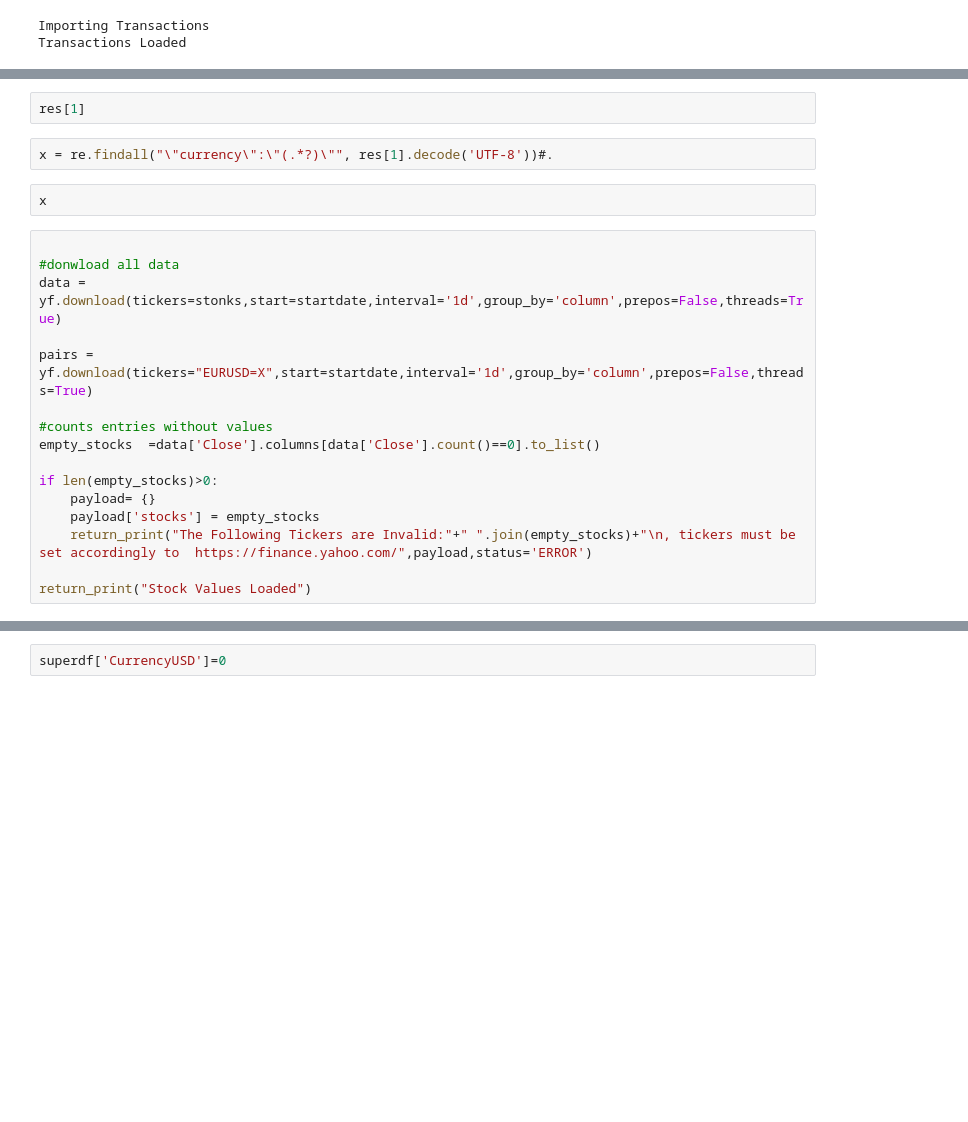
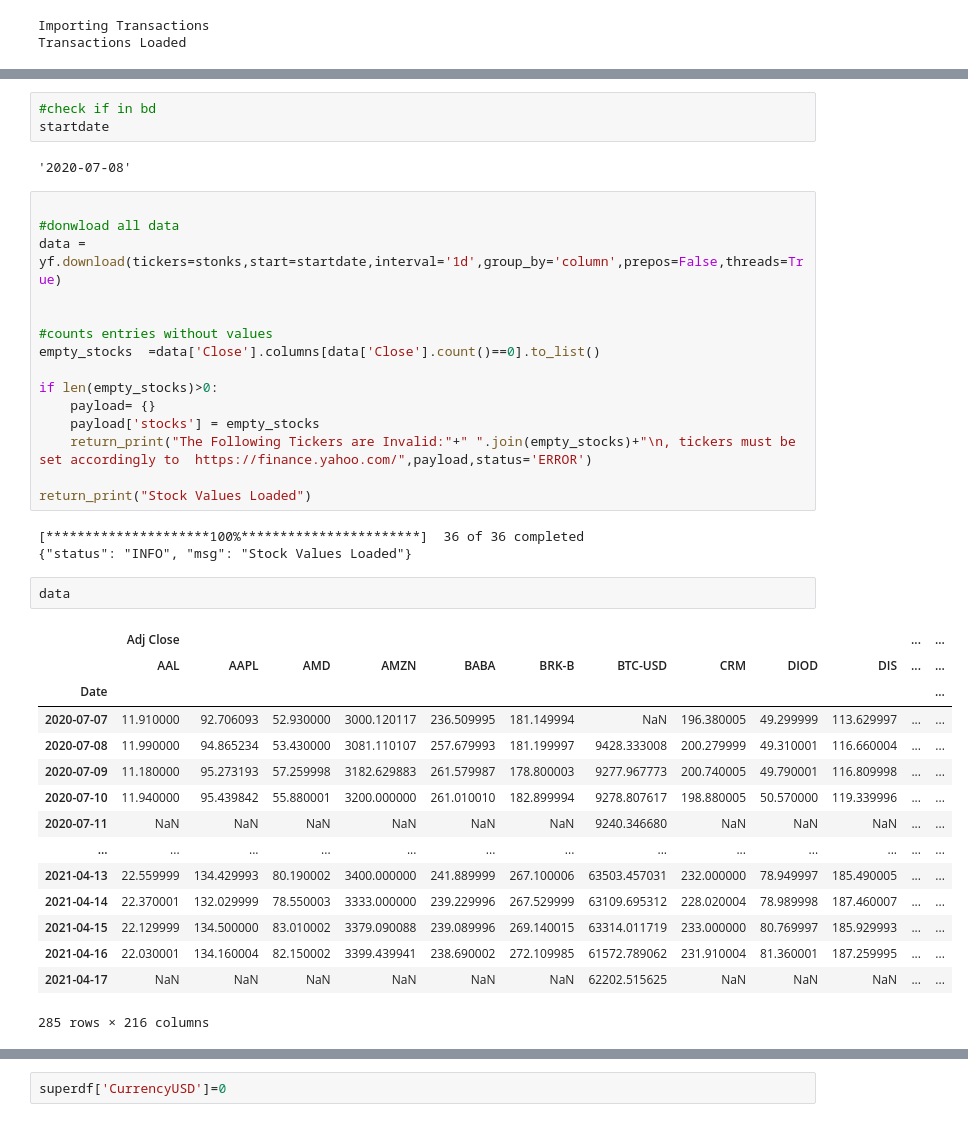
Before and after one commit to DonHaul/StonkMon, a Jupyter notebook: Notebooks/PortfolioMon.ipynb, the cells around one changed output, grey strips where cells are left out. Cells and saved outputs as stored; diff of their text form; blank space fills up the shorter version.

```diff
--- a/Notebooks/PortfolioMon.ipynb
+++ b/Notebooks/PortfolioMon.ipynb
@@ -276,15 +203,13 @@ res = defs.FetchTickerInfo3("TPOP.L")
-# %%
-res[1]
-# %%
-x = re.findall("\"currency\":\"(.*?)\"", res[1].decode('UTF-8'))#.
-# %%
-x
+# %%
+#check if in bd
+startdate
+# %% [output]
+'2020-07-08'
 # %%
 
 #donwload all data
 data = yf.download(tickers=stonks,start=startdate,interval='1d',group_by='column',prepos=False,threads=True)
 
-pairs = yf.download(tickers="EURUSD=X",start=startdate,interval='1d',group_by='column',prepos=False,threads=True)
 
 #counts entries without values
 empty_stocks  =data['Close'].columns[data['Close'].count()==0].to_list()
@@ -295,3 +220,24 @@ if len(empty_stocks)>0:
     return_print("The Following Tickers are Invalid:"+" ".join(empty_stocks)+"\n, tickers must be set accordingly to  https://finance.yahoo.com/",payload,status='ERROR')
 
 return_print("Stock Values Loaded")
+# %% [output]
+[*********************100%***********************]  36 of 36 completed
+{"status": "INFO", "msg": "Stock Values Loaded"}
+# %%
+data
+# %% [output]
+|  | Adj Close |  |  |  |  |  |  |  |  |  | ... | ... |
+|  | AAL | AAPL | AMD | AMZN | BABA | BRK-B | BTC-USD | CRM | DIOD | DIS | ... | ... |
+| Date |  |  |  |  |  |  |  |  |  |  |  | ... |
+| 2020-07-07 | 11.910000 | 92.706093 | 52.930000 | 3000.120117 | 236.509995 | 181.149994 | NaN | 196.380005 | 49.299999 | 113.629997 | ... | ... |
+| 2020-07-08 | 11.990000 | 94.865234 | 53.430000 | 3081.110107 | 257.679993 | 181.199997 | 9428.333008 | 200.279999 | 49.310001 | 116.660004 | ... | ... |
+| 2020-07-09 | 11.180000 | 95.273193 | 57.259998 | 3182.629883 | 261.579987 | 178.800003 | 9277.967773 | 200.740005 | 49.790001 | 116.809998 | ... | ... |
+| 2020-07-10 | 11.940000 | 95.439842 | 55.880001 | 3200.000000 | 261.010010 | 182.899994 | 9278.807617 | 198.880005 | 50.570000 | 119.339996 | ... | ... |
+| 2020-07-11 | NaN | NaN | NaN | NaN | NaN | NaN | 9240.346680 | NaN | NaN | NaN | ... | ... |
+| ... | ... | ... | ... | ... | ... | ... | ... | ... | ... | ... | ... | ... |
+| 2021-04-13 | 22.559999 | 134.429993 | 80.190002 | 3400.000000 | 241.889999 | 267.100006 | 63503.457031 | 232.000000 | 78.949997 | 185.490005 | ... | ... |
+| 2021-04-14 | 22.370001 | 132.029999 | 78.550003 | 3333.000000 | 239.229996 | 267.529999 | 63109.695312 | 228.020004 | 78.989998 | 187.460007 | ... | ... |
+| 2021-04-15 | 22.129999 | 134.500000 | 83.010002 | 3379.090088 | 239.089996 | 269.140015 | 63314.011719 | 233.000000 | 80.769997 | 185.929993 | ... | ... |
+| 2021-04-16 | 22.030001 | 134.160004 | 82.150002 | 3399.439941 | 238.690002 | 272.109985 | 61572.789062 | 231.910004 | 81.360001 | 187.259995 | ... | ... |
+| 2021-04-17 | NaN | NaN | NaN | NaN | NaN | NaN | 62202.515625 | NaN | NaN | NaN | ... | ... |
+285 rows × 216 columns
```
Also changed, not shown: parts of 22 cells of this notebook, 4 other files.
